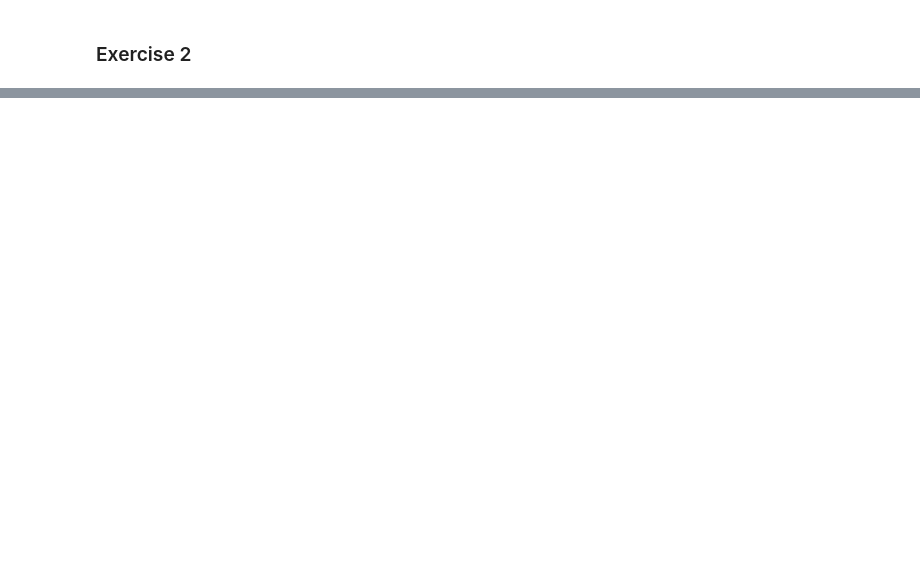
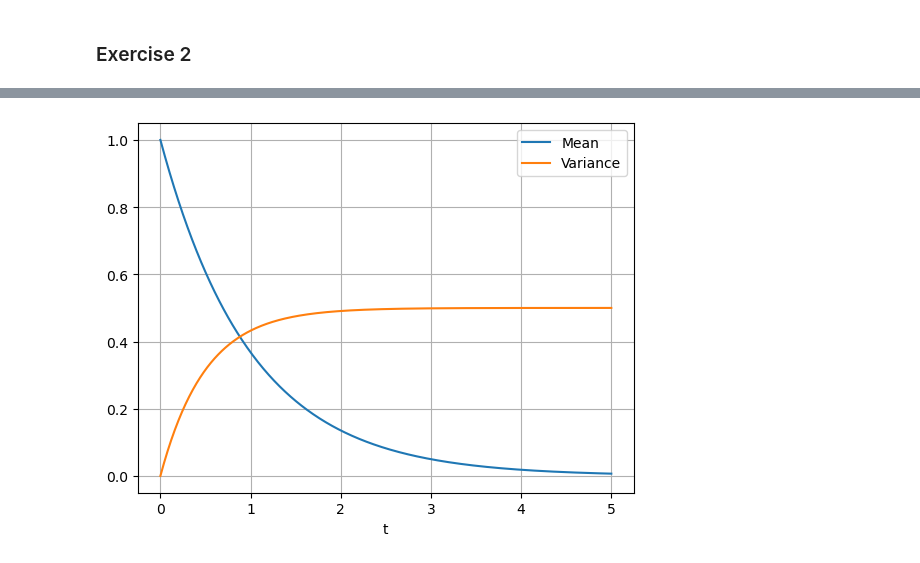
Before and after one commit to muhammadhussain-ops/02425-Diffusions-and-stochastic-differential-equations, a Jupyter notebook: WEEK4.ipynb, the cells around one changed output, grey strips where cells are left out. Cells and saved outputs as stored; diff of their text form; code cells hidden in the pictures; blank space fills up the shorter version.

```diff
--- a/WEEK4.ipynb
+++ b/WEEK4.ipynb
@@ -56,0 +273,23 @@ ValueError: setting an array element with a sequence.
+# %%
+import numpy as np
+import matplotlib.pyplot as plt
+
+x = 1
+lam = 1
+sigma = 1
+
+t = np.linspace(0, 5, 500)
+
+mean = x * np.exp(-lam * t)
+
+variance = sigma**2 / (2*lam) * (1 - np.exp(-2*lam*t))
+
+plt.plot(t, mean, label="Mean")
+plt.plot(t, variance, label="Variance")
+
+plt.xlabel("t")
+plt.legend()
+plt.grid()
+plt.show()
+# %% [output]
+[figure, added]
```
Also changed, not shown: parts of 27 cells of this notebook.
